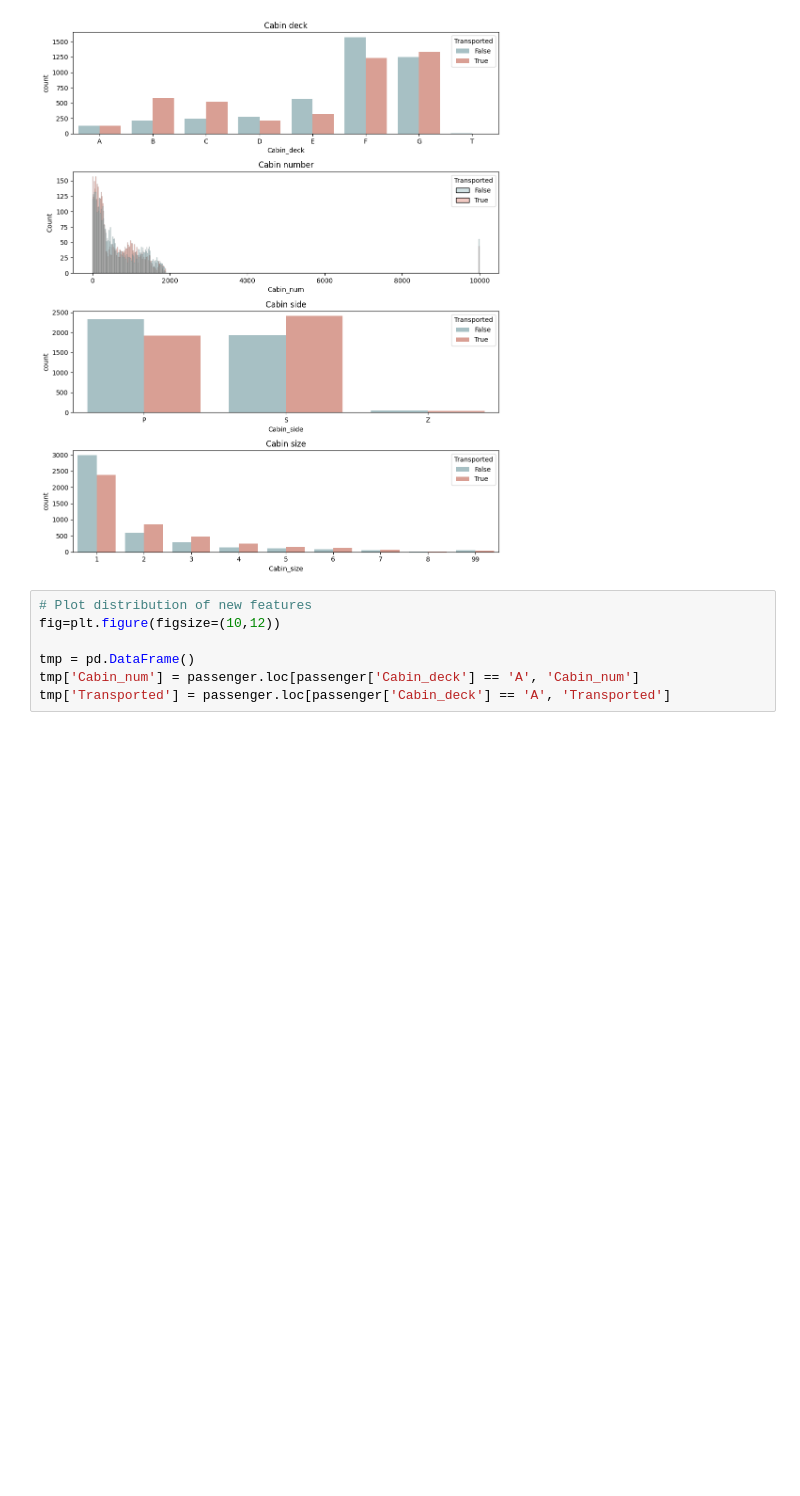
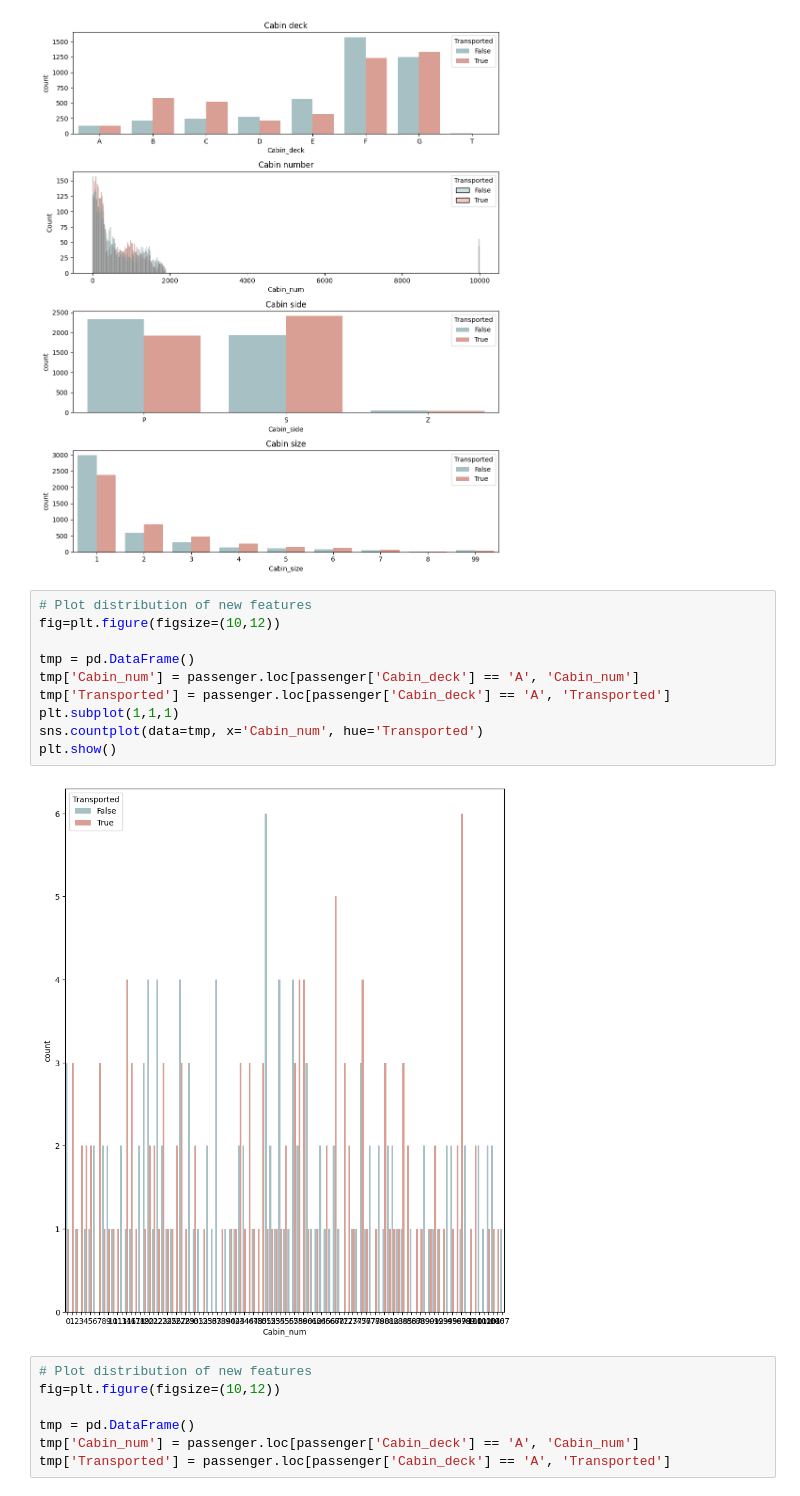
Before and after one commit to Elliefffish/ml-final-Stitanic, a Jupyter notebook: 「ml_final_project_ipynb」的副本.ipynb, the cells around one changed output. Cells and saved outputs as stored; diff of their text form; blank space fills up the shorter version.

```diff
--- a/「ml_final_project_ipynb」的副本.ipynb
+++ b/「ml_final_project_ipynb」的副本.ipynb
@@ -333,6 +333,18 @@ fig.tight_layout()
 plt.show()
 # %% [output]
 [figure]
+# %%
+# Plot distribution of new features
+fig=plt.figure(figsize=(10,12))
+
+tmp = pd.DataFrame()
+tmp['Cabin_num'] = passenger.loc[passenger['Cabin_deck'] == 'A', 'Cabin_num']
+tmp['Transported'] = passenger.loc[passenger['Cabin_deck'] == 'A', 'Transported']
+plt.subplot(1,1,1)
+sns.countplot(data=tmp, x='Cabin_num', hue='Transported')
+plt.show()
+# %% [output]
+[figure, added]
 # %%
 # Plot distribution of new features
 fig=plt.figure(figsize=(10,12))
```
Also changed, not shown: parts of 8 cells of this notebook.
